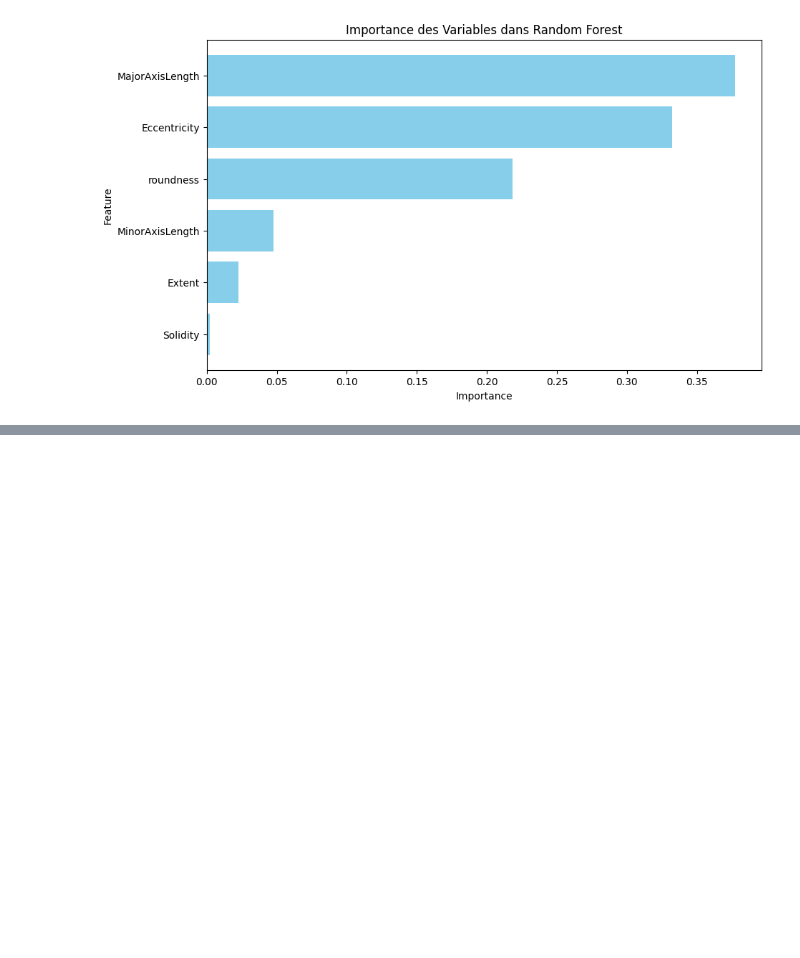
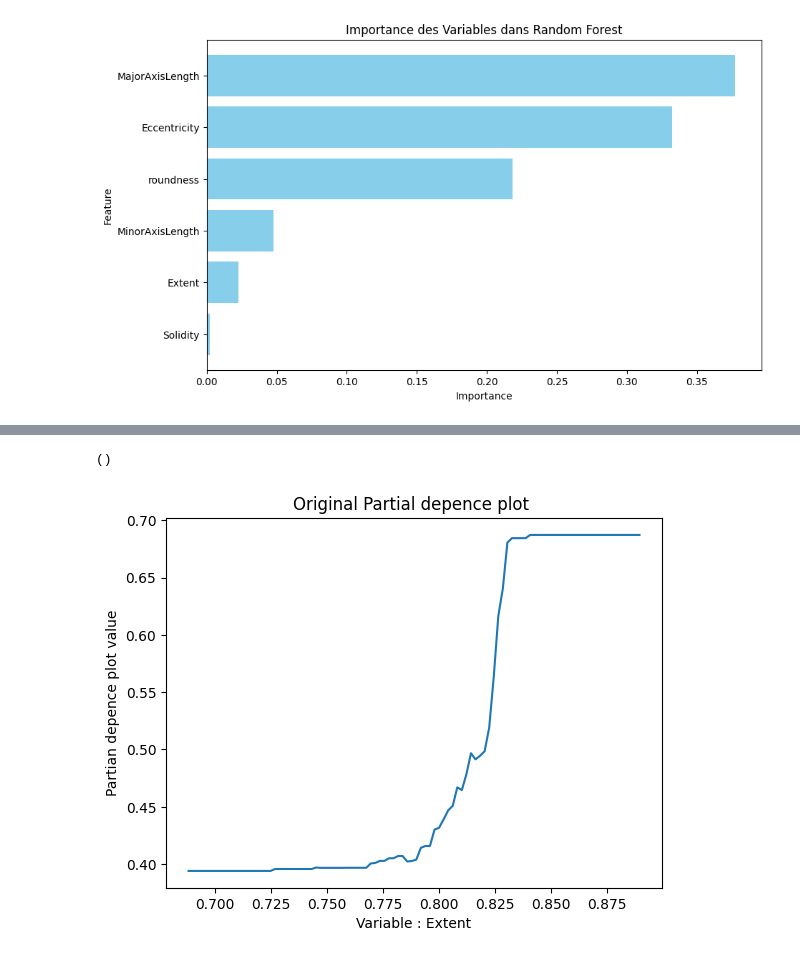
Before and after one commit to mariekrh/SVM, a Jupyter notebook: Projet/Dry_bean.ipynb, the cells around one changed output, grey strips where cells are left out. Drawn from its saved outputs; the diff is of its cells as text; code cells hidden in the pictures; blank space fills up the shorter version.

```diff
--- a/Projet/Dry_bean.ipynb
+++ b/Projet/Dry_bean.ipynb
@@ -1067,0 +1087,40 @@ plt.show()
+# %%
+# Calculer le PDP sur les données standardisées
+
+def display_original_pdp_values(num_col, model, df,scaler) :
+    """_summary_
+
+      Display origina pdp values permet d'afficher les données originales des PDP après un scaling features
+
+
+    Args:
+        num_col (_type_): Numéro de l'index de la colonne à afficher
+        model (_type_): Modèle utilisé
+        df (_type_): DataFrame avec vos données
+        scaler (_type_): Scaler utilisé, uniquement sklearn
+    """
+    features_to_plot = [(num_col,)]  # Indices des colonnes à analyser
+
+    pdp_results = partial_dependence(model, df, features=features_to_plot, kind='average')
+
+    # Extraire les valeurs PDP (standardisées)
+    grid = pdp_results['grid_values']  # Grille de valeurs pour chaque feature
+    pdp = pdp_results['average']  # Valeurs moyennes du PDP
+
+    # Appliquer l'inverse transformation sur la grille de valeurs
+    original_grid = [scaler.mean_[num_col] + grid[0] * scaler.scale_[num_col]]
+
+
+    plt.plot(original_grid[0],pdp[0])
+    plt.xlabel('Variable : {}'.format(df.columns[3]))
+    plt.ylabel('Partian depence plot value')
+    plt.title('Original Partial depence plot ')
+
+
+
+    return()
+# %%
+display_original_pdp_values(2, best_model, df_interpret, scaler)
+# %% [output]
+()
+[figure, added]
```
Also changed, not shown: parts of 2 cells of this notebook.
